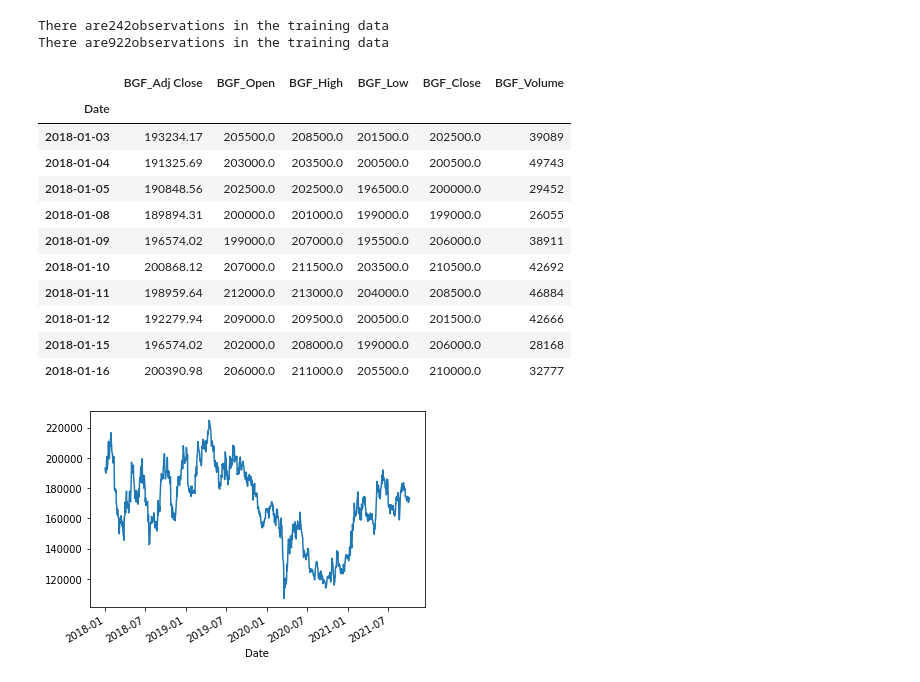
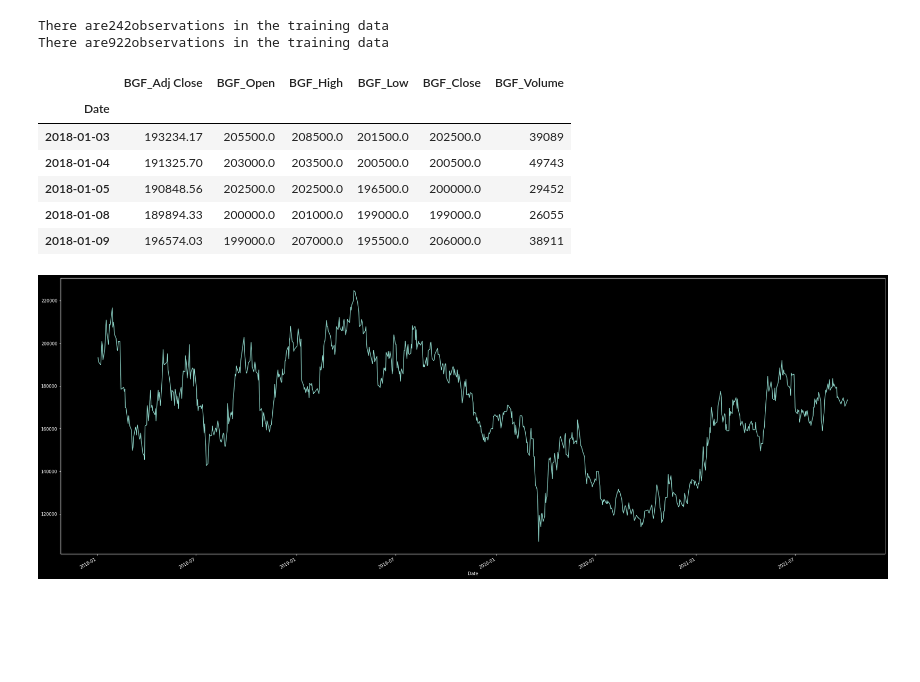
Before and after one commit to blackgreenc/blackgreenc, a Jupyter notebook: Startup_project.ipynb, the cells around one changed output. Saved outputs shown, nothing was run; the diff lists cells and outputs as text; code cells hidden in the pictures; blank space fills up the shorter version.

```diff
--- a/Startup_project.ipynb
+++ b/Startup_project.ipynb
@@ -7,4 +7,6 @@ import tensorflow as tf
 import matplotlib.pyplot as plt
 import pandas as pd
 import yfinance as yf #야후 파이낸스 데이터
+plt.style.use('dark_background')
+plt.rcParams["figure.figsize"] = (34,13)
 # %% [output]
@@ -24,34 +26,29 @@ Requirement already satisfied: certifi>=2017.4.17 in /usr/local/lib/python3.7/di
 # %%
 # BGF retail
 BGF  = yf.download('282330.KS',
                      start = '2018-01-01',
                      end = '2021-10-5',
                      progress = False)
 
 BGF_data = BGF[['Adj Close', 'Open', 'High', 'Low', 'Close','Volume' ]].round(2)
 BGF_data.rename(columns={'Adj Close':'BGF_Adj Close', 'Open':'BGF_Open', 'High':'BGF_High', 'Low':'BGF_Low', 'Close':'BGF_Close', 'Volume':'BGF_Volume' }, inplace=True)
 
 
 print("There are" + str(BGF_data[:"2018"].shape[0]) + "observations in the training data")
 print("There are" + str(BGF_data[:"2021"].shape[0]) + "observations in the training data")
 
 BGF_data['BGF_Adj Close'].plot()
 BGF_data.shape
-BGF_data.head(10)
+BGF_data.head()
 # %% [output]
 There are242observations in the training data
 There are922observations in the training data
 |  | BGF_Adj Close | BGF_Open | BGF_High | BGF_Low | BGF_Close | BGF_Volume |
 | Date |  |  |  |  |  |  |
 | 2018-01-03 | 193234.17 | 205500.0 | 208500.0 | 201500.0 | 202500.0 | 39089 |
-| 2018-01-04 | 191325.69 | 203000.0 | 203500.0 | 200500.0 | 200500.0 | 49743 |
+| 2018-01-04 | 191325.70 | 203000.0 | 203500.0 | 200500.0 | 200500.0 | 49743 |
 | 2018-01-05 | 190848.56 | 202500.0 | 202500.0 | 196500.0 | 200000.0 | 29452 |
-| 2018-01-08 | 189894.31 | 200000.0 | 201000.0 | 199000.0 | 199000.0 | 26055 |
-| 2018-01-09 | 196574.02 | 199000.0 | 207000.0 | 195500.0 | 206000.0 | 38911 |
-| 2018-01-10 | 200868.12 | 207000.0 | 211500.0 | 203500.0 | 210500.0 | 42692 |
-| 2018-01-11 | 198959.64 | 212000.0 | 213000.0 | 204000.0 | 208500.0 | 46884 |
-| 2018-01-12 | 192279.94 | 209000.0 | 209500.0 | 200500.0 | 201500.0 | 42666 |
-| 2018-01-15 | 196574.02 | 202000.0 | 208000.0 | 199000.0 | 206000.0 | 28168 |
-| 2018-01-16 | 200390.98 | 206000.0 | 211000.0 | 205500.0 | 210000.0 | 32777 |
+| 2018-01-08 | 189894.33 | 200000.0 | 201000.0 | 199000.0 | 199000.0 | 26055 |
+| 2018-01-09 | 196574.03 | 199000.0 | 207000.0 | 195500.0 | 206000.0 | 38911 |
-[figure, old version]
+[figure, new version]
 # %%
```
Also changed, not shown: parts of 3 cells of this notebook.
